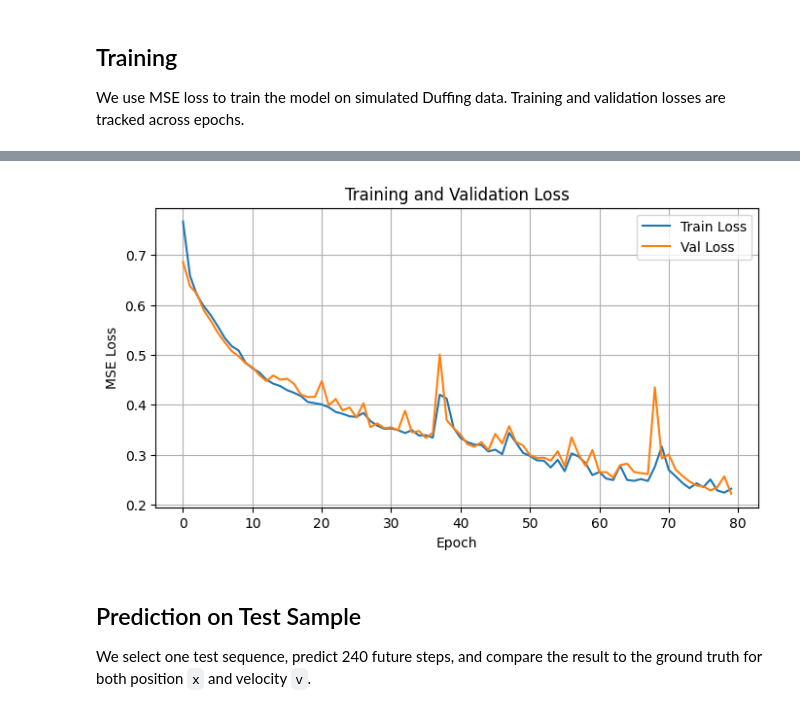
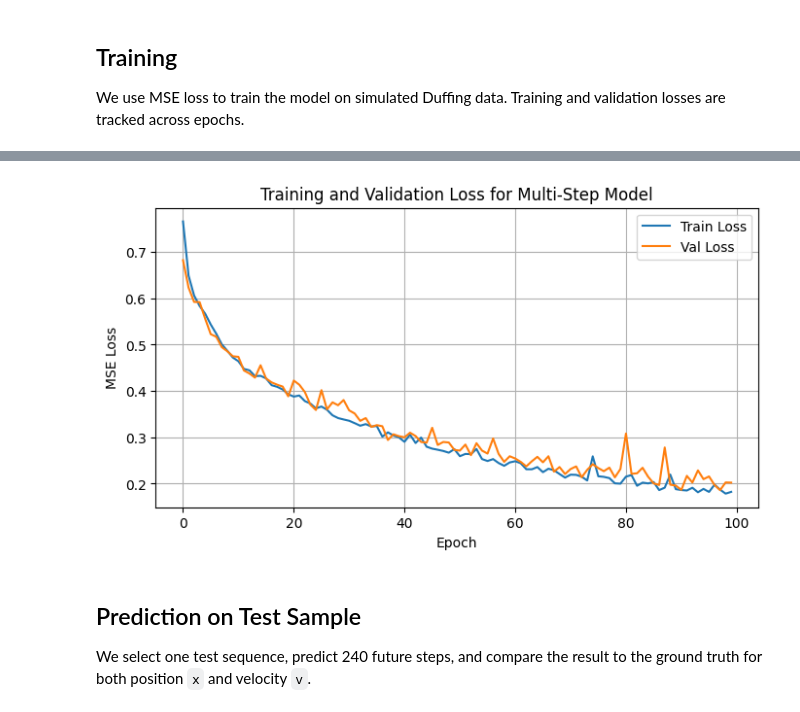
Before and after one commit to Mustafa-Meric-Kasap/duff-net-dynamics, a Jupyter notebook: notebooks/nn_modeling_multi_step.ipynb, the cells around one changed output, grey strips where cells are left out. Cells and saved outputs as stored; diff of their text form; code cells hidden in the pictures.

```diff
--- a/notebooks/nn_modeling_multi_step.ipynb
+++ b/notebooks/nn_modeling_multi_step.ipynb
@@ -167,13 +167,13 @@ val_loader = DataLoader(val_dataset, batch_size=64, shuffle=False)
 model = DuffingMultiLSTM(pred_horizon=pred_horizon)
 optimizer = torch.optim.Adam(model.parameters(), lr=1e-3)
 loss_fn = nn.MSELoss()
-train_losses, val_losses = train_model(model, optimizer, loss_fn, train_loader, val_loader, n_epochs=80)
+train_losses, val_losses = train_model(model, optimizer, loss_fn, train_loader, val_loader, n_epochs=100)
 plt.figure(figsize=(8, 4))
 plt.plot(train_losses, label="Train Loss")
 plt.plot(val_losses, label="Val Loss")
 plt.xlabel("Epoch")
 plt.ylabel("MSE Loss")
-plt.title("Training and Validation Loss")
+plt.title("Training and Validation Loss for Multi-Step Model")
 plt.legend()
 plt.grid(True)
 plt.show()
@@ -198,4 +198,4 @@ Epoch 80 | Train Loss: 0.231852 | Val Loss: 0.222044
-[figure, old version]
+[figure, new version]
 # %% [markdown]
 ## Prediction on Test Sample
 
```
Also changed, not shown: parts of 8 cells of this notebook, 3 other files.
